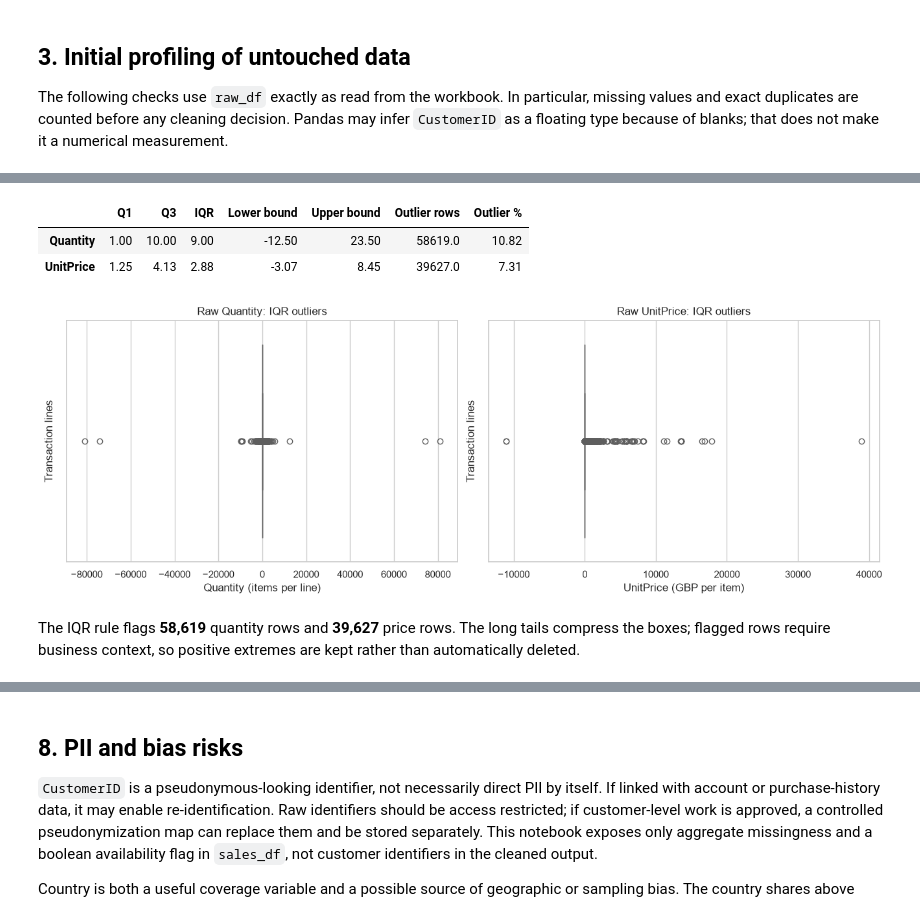
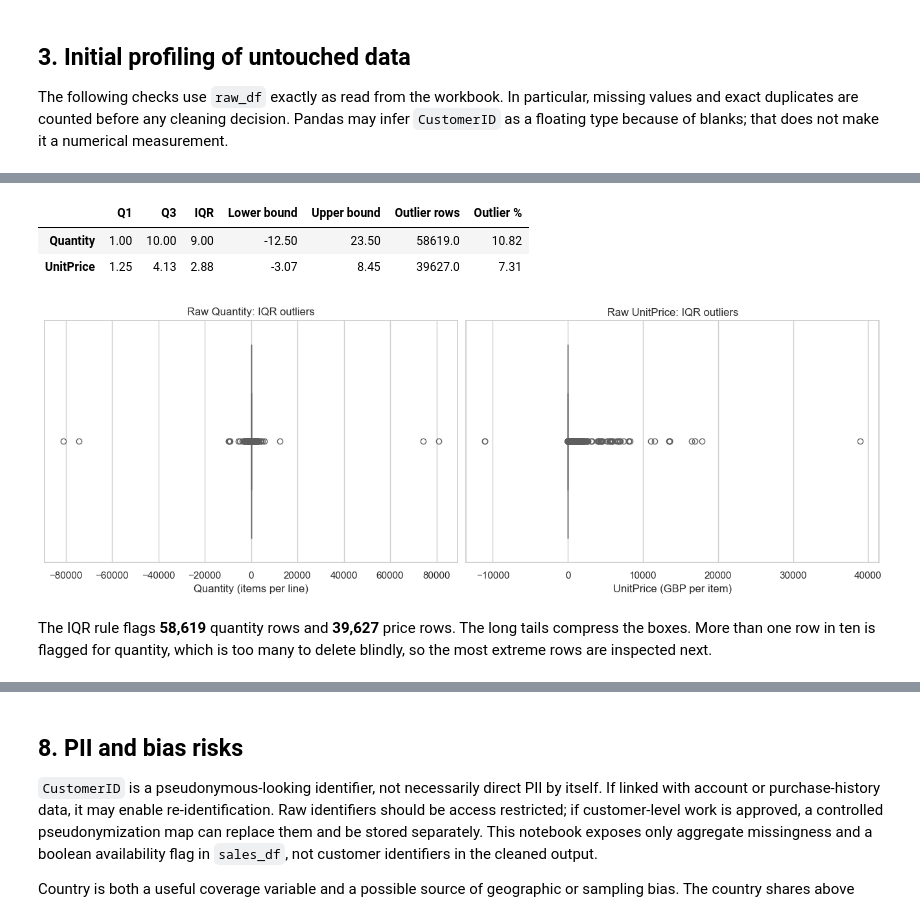
Before and after one commit to Vapour44/TTTK3213-Assignment-1, a Jupyter notebook: Assignment1_Data_Profiling.ipynb, the cells around one changed output, grey strips where cells are left out. Saved outputs shown, nothing was run; the diff lists cells and outputs as text; code cells hidden in the pictures.

```diff
--- a/Assignment1_Data_Profiling.ipynb
+++ b/Assignment1_Data_Profiling.ipynb
@@ -170,33 +195,32 @@ IQR fences are a diagnostic rule, not a business-validity rule. They are calcula
 # %%
 def iqr_profile(series):
     values = pd.to_numeric(series, errors="coerce").dropna()
     q1, q3 = values.quantile([0.25, 0.75])
     iqr = q3 - q1
     lower, upper = q1 - 1.5 * iqr, q3 + 1.5 * iqr
     count = int(((values < lower) | (values > upper)).sum())
     return {"Q1": q1, "Q3": q3, "IQR": iqr, "Lower bound": lower,
             "Upper bound": upper, "Outlier rows": count,
             "Outlier %": 100 * count / len(values)}
 
 outlier_table = pd.DataFrame({name: iqr_profile(raw_df[name])
                               for name in ["Quantity", "UnitPrice"]}).T
 display(outlier_table.round(2))
 fig, axes = plt.subplots(1, 2, figsize=(13, 4.5), constrained_layout=True)
 for ax, field in zip(axes, ["Quantity", "UnitPrice"]):
     sns.boxplot(x=raw_df[field], ax=ax, color="#6ca5ce", showfliers=True)
     ax.set_title(f"Raw {field}: IQR outliers")
     ax.set_xlabel(field + (" (items per line)" if field == "Quantity" else " (GBP per item)"))
-    ax.set_ylabel("Transaction lines")
 plt.show()
 display(Markdown(
     f"The IQR rule flags **{int(outlier_table.loc['Quantity', 'Outlier rows']):,}** "
     f"quantity rows and **{int(outlier_table.loc['UnitPrice', 'Outlier rows']):,}** "
-    "price rows. The long tails compress the boxes; flagged rows require business context, "
-    "so positive extremes are kept rather than automatically deleted."
+    "price rows. The long tails compress the boxes. More than one row in ten is flagged for quantity, "
+    "which is too many to delete blindly, so the most extreme rows are inspected next."
 ))
 # %% [output]
 |  | Q1 | Q3 | IQR | Lower bound | Upper bound | Outlier rows | Outlier % |
 | Quantity | 1.00 | 10.00 | 9.00 | -12.50 | 23.50 | 58619.0 | 10.82 |
 | UnitPrice | 1.25 | 4.13 | 2.88 | -3.07 | 8.45 | 39627.0 | 7.31 |
-[figure, old version]
+[figure, new version]
-The IQR rule flags **58,619** quantity rows and **39,627** price rows. The long tails compress the boxes; flagged rows require business context, so positive extremes are kept rather than automatically deleted.
+The IQR rule flags **58,619** quantity rows and **39,627** price rows. The long tails compress the boxes. More than one row in ten is flagged for quantity, which is too many to delete blindly, so the most extreme rows are inspected next.
```
Also changed, not shown: parts of 31 cells of this notebook, 2 other files.
